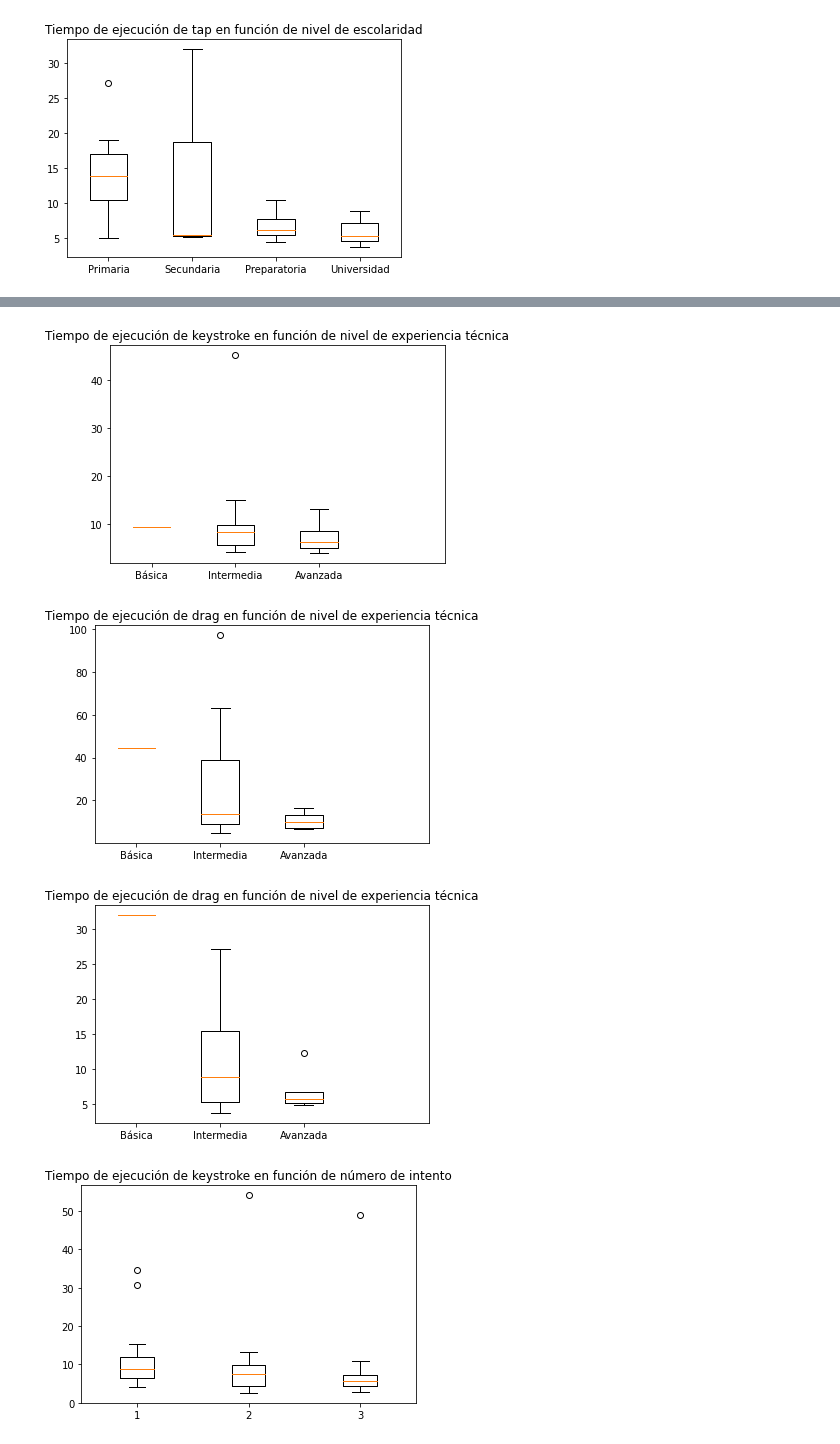
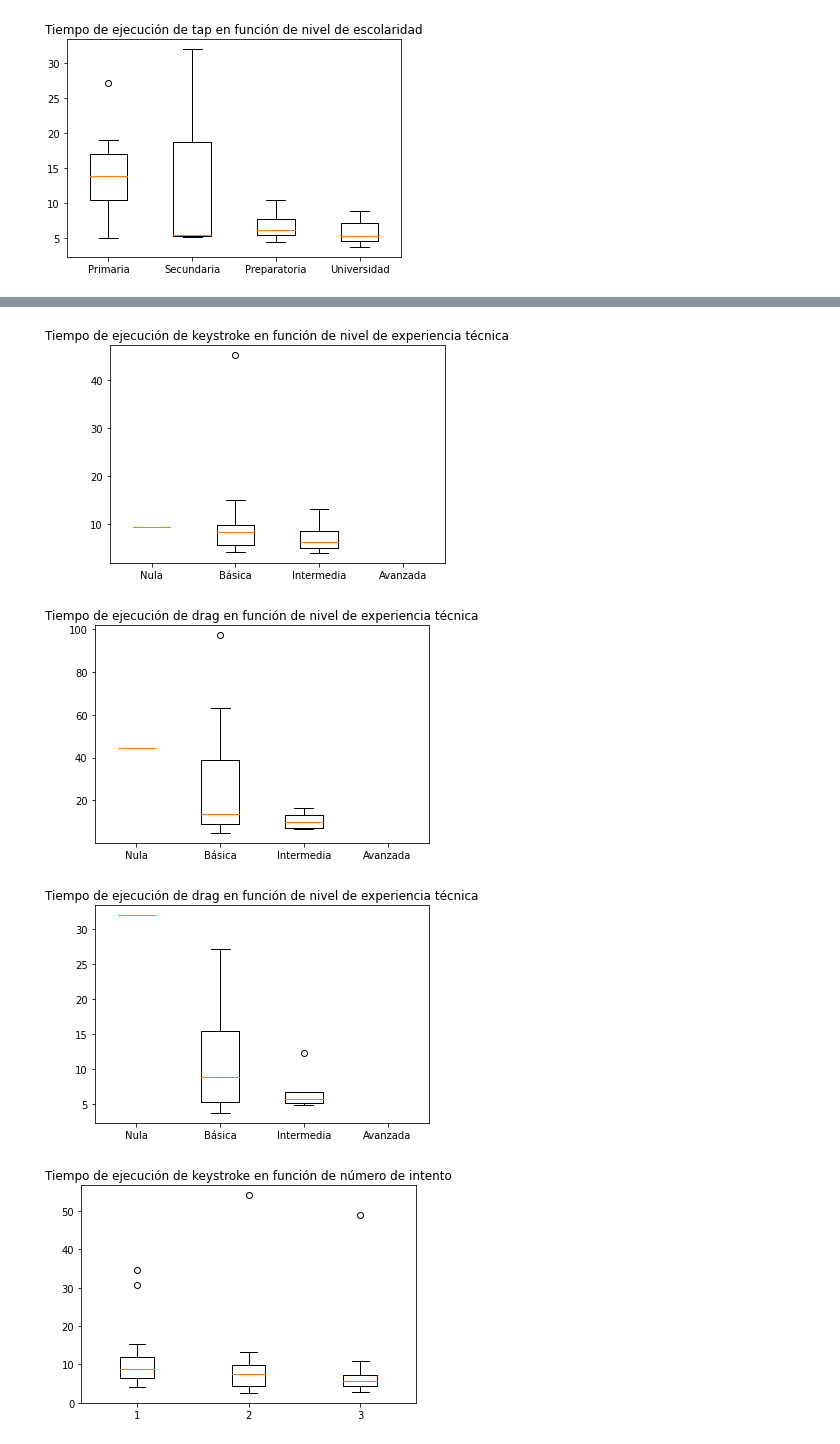
Before and after one commit to alex-gallegos/operators-notebook, a Jupyter notebook: operators.ipynb, the cells around one changed output, grey strips where cells are left out. Saved outputs shown, nothing was run; the diff lists cells and outputs as text; code cells hidden in the pictures.

```diff
--- a/operators.ipynb
+++ b/operators.ipynb
@@ -104,21 +146,21 @@ plt.show()
 # %%
 # Tiempo de ejecución de keystroke en función de nivel de experiencia técnica
-plt.boxplot(
+boxplot = plt.boxplot(
     [
         mean_operators['keystroke'][mean_operators['keystroke']['Experiencia con tecnología'].isin(['Nula', 'nula'])]['Window(sec/ms)'],
         mean_operators['keystroke'][mean_operators['keystroke']['Experiencia con tecnología'].isin(['Basica', 'Básica', 'BASICA', 'sin experiencia', 'Elderly'])]['Window(sec/ms)'],
         mean_operators['keystroke'][mean_operators['keystroke']['Experiencia con tecnología'].isin(['Intermedia', 'Media'])]['Window(sec/ms)'],
         mean_operators['keystroke'][mean_operators['keystroke']['Experiencia con tecnología'].isin(['Avanzada'])]['Window(sec/ms)'],
     ]
 )
 plt.title('Tiempo de ejecución de keystroke en función de nivel de experiencia técnica')
 plt.xticks([1, 2, 3, 4], ['Nula', 'Básica', 'Intermedia', 'Avanzada'])
 plt.show()
 # %% [output]
-[figure, old version]
+[figure, new version]
 # %%
 # Tiempo de ejecución de drag en función de nivel de experiencia técnica
-plt.boxplot(
+boxplot = plt.boxplot(
     [
         mean_operators['drag'][mean_operators['drag']['Experiencia con tecnología'].isin(['Nula', 'nula'])]['Window(sec/ms)'],
         mean_operators['drag'][mean_operators['drag']['Experiencia con tecnología'].isin(['Basica', 'Básica', 'BASICA', 'sin experiencia', 'Elderly'])]['Window(sec/ms)'],
@@ -130,10 +172,10 @@ plt.title('Tiempo de ejecución de drag en función de nivel de experiencia téc
 plt.xticks([1, 2, 3, 4], ['Nula', 'Básica', 'Intermedia', 'Avanzada'])
 plt.show()
 # %% [output]
-[figure, old version]
+[figure, new version]
 # %%
 # Tiempo de ejecución de drag en función de nivel de experiencia técnica
-plt.boxplot(
+boxplot = plt.boxplot(
     [
         mean_operators['tap'][mean_operators['tap']['Experiencia con tecnología'].isin(['Nula', 'nula'])]['Window(sec/ms)'],
         mean_operators['tap'][mean_operators['tap']['Experiencia con tecnología'].isin(['Basica', 'Básica', 'BASICA', 'sin experiencia', 'Elderly'])]['Window(sec/ms)'],
@@ -145,6 +187,6 @@ plt.title('Tiempo de ejecución de drag en función de nivel de experiencia téc
 plt.xticks([1, 2, 3, 4], ['Nula', 'Básica', 'Intermedia', 'Avanzada'])
 plt.show()
 # %% [output]
-[figure, old version]
+[figure, new version]
 # %%
 # Tiempo de ejecución de keystroke en función de número de intento
```
Also changed, not shown: parts of 10 cells of this notebook.
